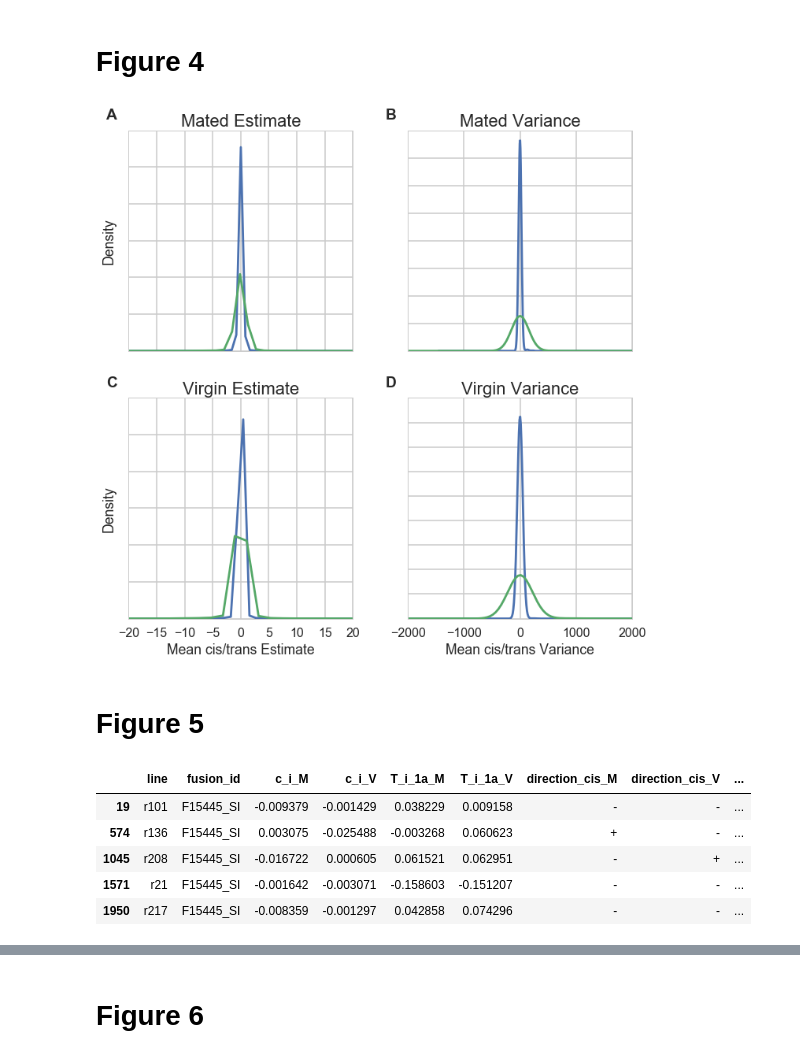
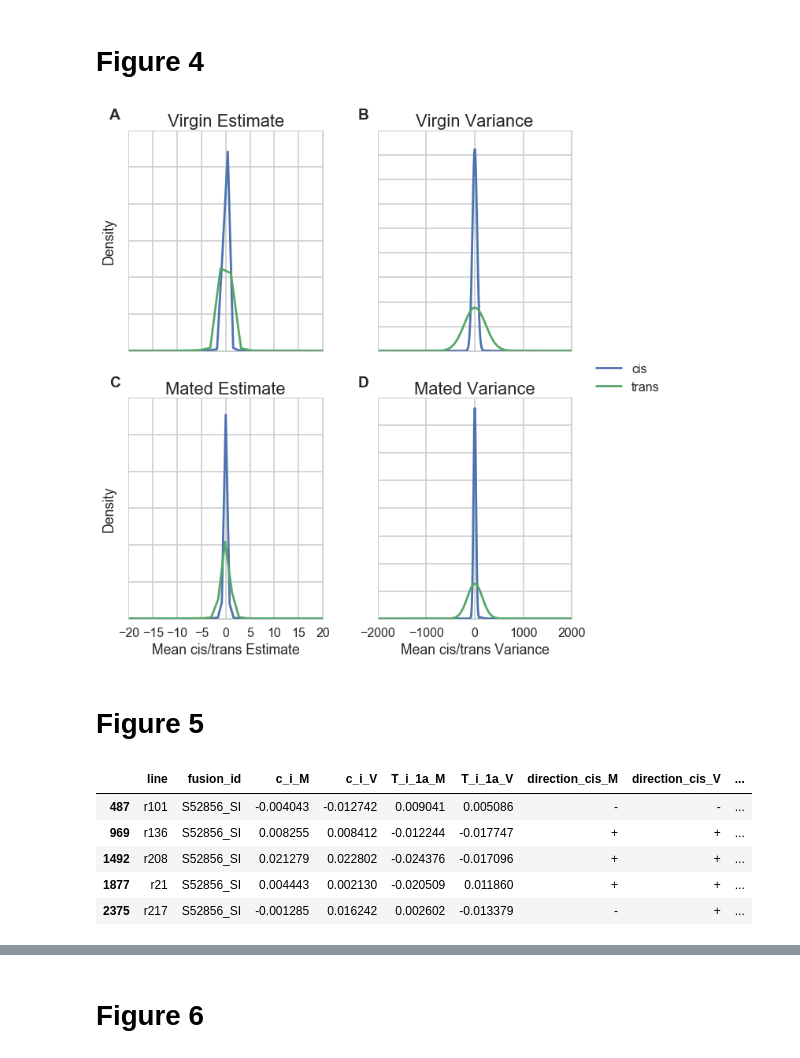
Before and after one commit to jfear/presentation_TAGC_2016, a Jupyter notebook: notebook/develop/2016-06-19_figures_for_tagc_2016.ipynb, the cells around one changed output, grey strips where cells are left out. Saved outputs shown, nothing was run; the diff lists cells and outputs as text; code cells hidden in the pictures.

```diff
--- a/notebook/develop/2016-06-19_figures_for_tagc_2016.ipynb
+++ b/notebook/develop/2016-06-19_figures_for_tagc_2016.ipynb
@@ -185,47 +185,50 @@ varianceV = variance[variance.mating_status == 'V']
 # %%
 fig, ((ax1, ax2), (ax3, ax4)) = plt.subplots(2, 2)
 
-ax1.set_title('Mated Estimate')
-cisM.c_i.plot(kind='kde', ax=ax1, xlim=(-20, 20), label='cis')
-cisM.T_i_1a.plot(kind='kde', ax=ax1, label='trans')
+ax1.set_title('Virgin Estimate')
+cisV.c_i.plot(kind='kde', ax=ax1, xlim=(-20, 20), label='cis')
+cisV.T_i_1a.plot(kind='kde', ax=ax1, label='trans')
 
-ax2.set_title('Mated Variance')
-varianceM.cis_var.plot(kind='kde', ax=ax2, xlim=(-2000, 2000), label='cis')
-varianceM.trans_var.plot(kind='kde', ax=ax2, label='trans')
+ax2.set_title("Virgin Variance")
+varianceV.cis_var.plot(kind='kde', ax=ax2, xlim=(-2000, 2000), label='cis')
+varianceV.trans_var.plot(kind='kde', ax=ax2, label='trans')
 
-ax3.set_title('Virgin Estimate')
-cisV.c_i.plot(kind='kde', ax=ax3, xlim=(-20, 20), label='cis')
-cisV.T_i_1a.plot(kind='kde', ax=ax3, label='trans')
+ax3.set_title('Mated Estimate')
+cisM.c_i.plot(kind='kde', ax=ax3, xlim=(-20, 20), label='cis')
+cisM.T_i_1a.plot(kind='kde', ax=ax3, label='trans')
 
-ax4.set_title("Virgin Variance")
-varianceV.cis_var.plot(kind='kde', ax=ax4, xlim=(-2000, 2000), label='cis')
-varianceV.trans_var.plot(kind='kde', ax=ax4, label='trans')
+ax4.set_title('Mated Variance')
+varianceM.cis_var.plot(kind='kde', ax=ax4, xlim=(-2000, 2000), label='cis')
+varianceM.trans_var.plot(kind='kde', ax=ax4, label='trans')
 
 ax1.text(label_loc[0], label_loc[1], 'A', transform=ax1.transAxes, fontweight='bold')
 ax2.text(label_loc[0], label_loc[1], 'B', transform=ax2.transAxes, fontweight='bold')
 ax3.text(label_loc[0], label_loc[1], 'C', transform=ax3.transAxes, fontweight='bold')
 ax4.text(label_loc[0], label_loc[1], 'D', transform=ax4.transAxes, fontweight='bold')
 
 _ = ax1.set_xticklabels('')
 _ = ax2.set_xticklabels('')
 
 _ = ax1.set_yticklabels('')
 _ = ax2.set_yticklabels('')
 _ = ax3.set_yticklabels('')
 _ = ax4.set_yticklabels('')
 
 _ = ax2.set_xticks([-2000, -1000, 0, 1000, 2000])
 _ = ax4.set_xticks([-2000, -1000, 0, 1000, 2000])
 
 _ = ax3.set_xlabel('Mean cis/trans Estimate')
 _ = ax4.set_xlabel('Mean cis/trans Variance')
 
 _ = ax2.set_ylabel('')
 _ = ax4.set_ylabel('')
 
-plt.tight_layout(pad=2)
+handles, labels = ax1.get_legend_handles_labels()
+plt.legend(handles, labels, loc=(1.1, 1))
+
+plt.tight_layout(pad=2, rect=[0, 0, .9, 1])
 plt.savefig('../../output/estimate_and_variance_distribution.eps')
 # %% [output]
-[figure, old version]
+[figure, new version]
 # %% [markdown]
 # Figure 5
@@ -234,13 +237,13 @@ his3b = 'F15445_SI'
 # %%
-hai = cis_sbs[cis_sbs.fusion_id == his3b]
+hai = cis_sbs[cis_sbs.fusion_id == Men]
 hai.head()
 # %% [output]
 |  | line | fusion_id | c_i_M | c_i_V | T_i_1a_M | T_i_1a_V | direction_cis_M | direction_cis_V | ... |
-| 19 | r101 | F15445_SI | -0.009379 | -0.001429 | 0.038229 | 0.009158 | - | - | ... |
-| 574 | r136 | F15445_SI | 0.003075 | -0.025488 | -0.003268 | 0.060623 | + | - | ... |
-| 1045 | r208 | F15445_SI | -0.016722 | 0.000605 | 0.061521 | 0.062951 | - | + | ... |
-| 1571 | r21 | F15445_SI | -0.001642 | -0.003071 | -0.158603 | -0.151207 | - | - | ... |
-| 1950 | r217 | F15445_SI | -0.008359 | -0.001297 | 0.042858 | 0.074296 | - | - | ... |
+| 487 | r101 | S52856_SI | -0.004043 | -0.012742 | 0.009041 | 0.005086 | - | - | ... |
+| 969 | r136 | S52856_SI | 0.008255 | 0.008412 | -0.012244 | -0.017747 | + | + | ... |
+| 1492 | r208 | S52856_SI | 0.021279 | 0.022802 | -0.024376 | -0.017096 | + | + | ... |
+| 1877 | r21 | S52856_SI | 0.004443 | 0.002130 | -0.020509 | 0.011860 | + | + | ... |
+| 2375 | r217 | S52856_SI | -0.001285 | 0.016242 | 0.002602 | -0.013379 | - | + | ... |
 # %%
 fig, ((ax1, ax2), (ax3, ax4)) = plt.subplots(2, 2)
 #hai[['T_i_1a_M', 'c_i_M']].corr()
```
Also changed, not shown: parts of 11 cells of this notebook, 1 other file.
